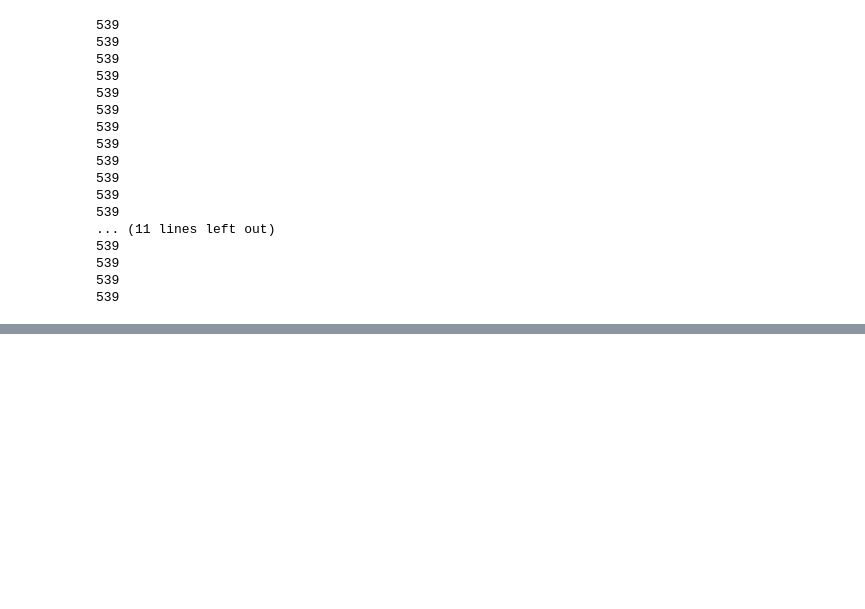
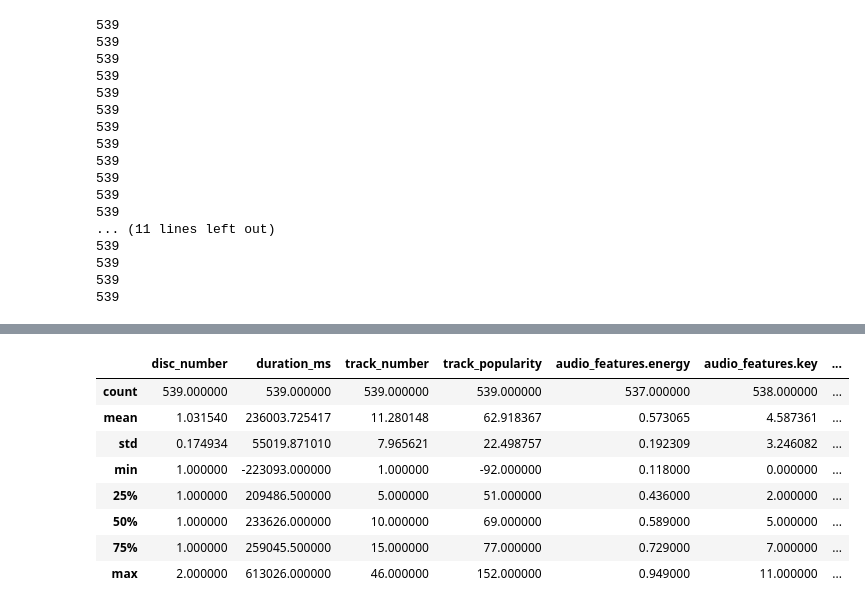
Before and after one commit to oscarmarinoa/Reto_Spotify_API, a Jupyter notebook: script 2.ipynb, the cells around one changed output, grey strips where cells are left out. Saved outputs shown, nothing was run; the diff lists cells and outputs as text; code cells hidden in the pictures; blank space fills up the shorter version.

```diff
--- a/script 2.ipynb
+++ b/script 2.ipynb
@@ -104,3 +124,15 @@ df.to_csv('dataset2.csv', index=False)
+# %%
+df.describe()
+# %% [output]
+|  | disc_number | duration_ms | track_number | track_popularity | audio_features.energy | audio_features.key | ... |
+| count | 539.000000 | 539.000000 | 539.000000 | 539.000000 | 537.000000 | 538.000000 | ... |
+| mean | 1.031540 | 236003.725417 | 11.280148 | 62.918367 | 0.573065 | 4.587361 | ... |
+| std | 0.174934 | 55019.871010 | 7.965621 | 22.498757 | 0.192309 | 3.246082 | ... |
+| min | 1.000000 | -223093.000000 | 1.000000 | -92.000000 | 0.118000 | 0.000000 | ... |
+| 25% | 1.000000 | 209486.500000 | 5.000000 | 51.000000 | 0.436000 | 2.000000 | ... |
+| 50% | 1.000000 | 233626.000000 | 10.000000 | 69.000000 | 0.589000 | 5.000000 | ... |
+| 75% | 1.000000 | 259045.500000 | 15.000000 | 77.000000 | 0.729000 | 7.000000 | ... |
+| max | 2.000000 | 613026.000000 | 46.000000 | 152.000000 | 0.949000 | 11.000000 | ... |
 # %%
 df.drop_duplicates()
 # %% [output]
```
Also changed, not shown: parts of 1 cell of this notebook.
